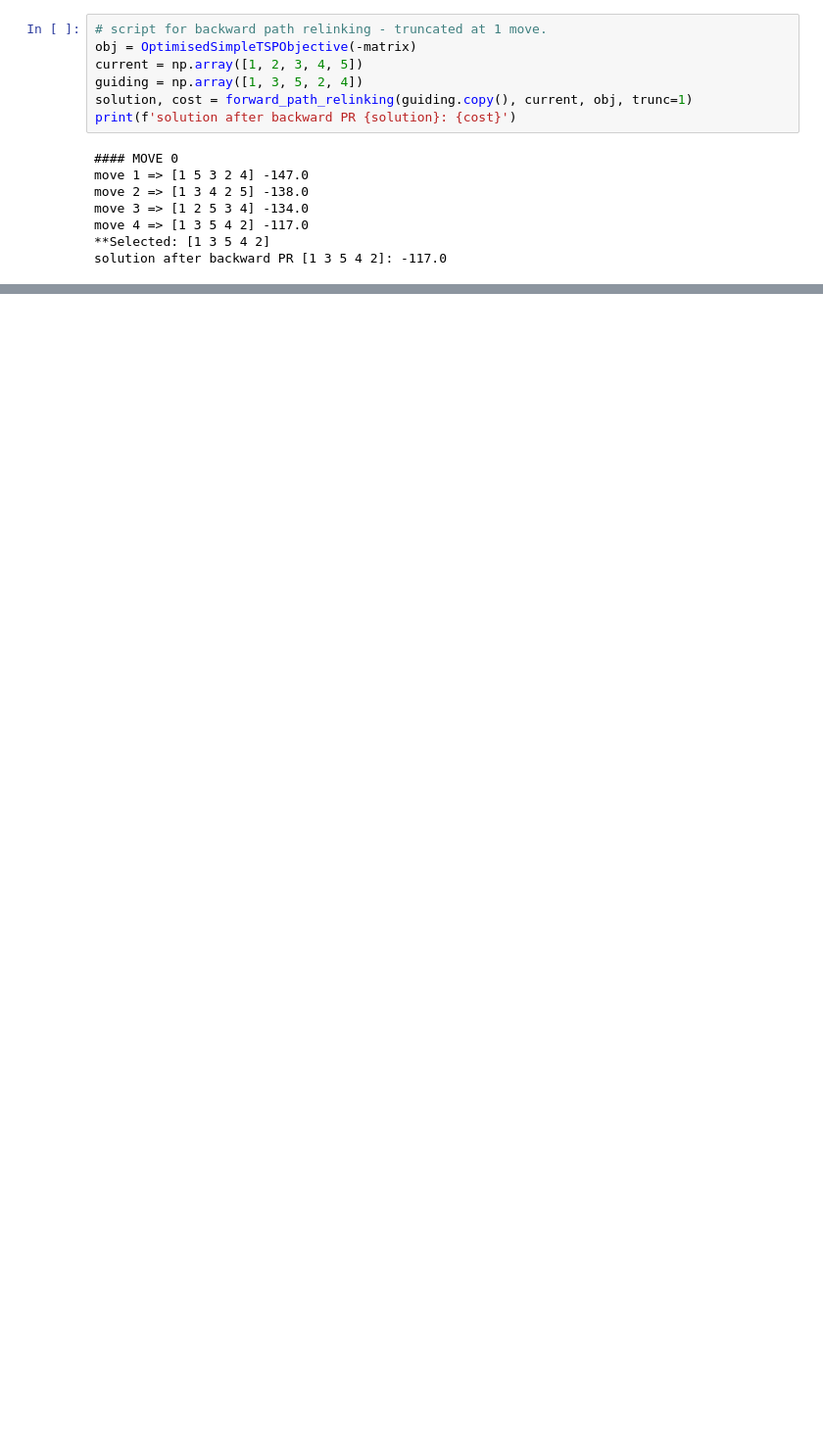
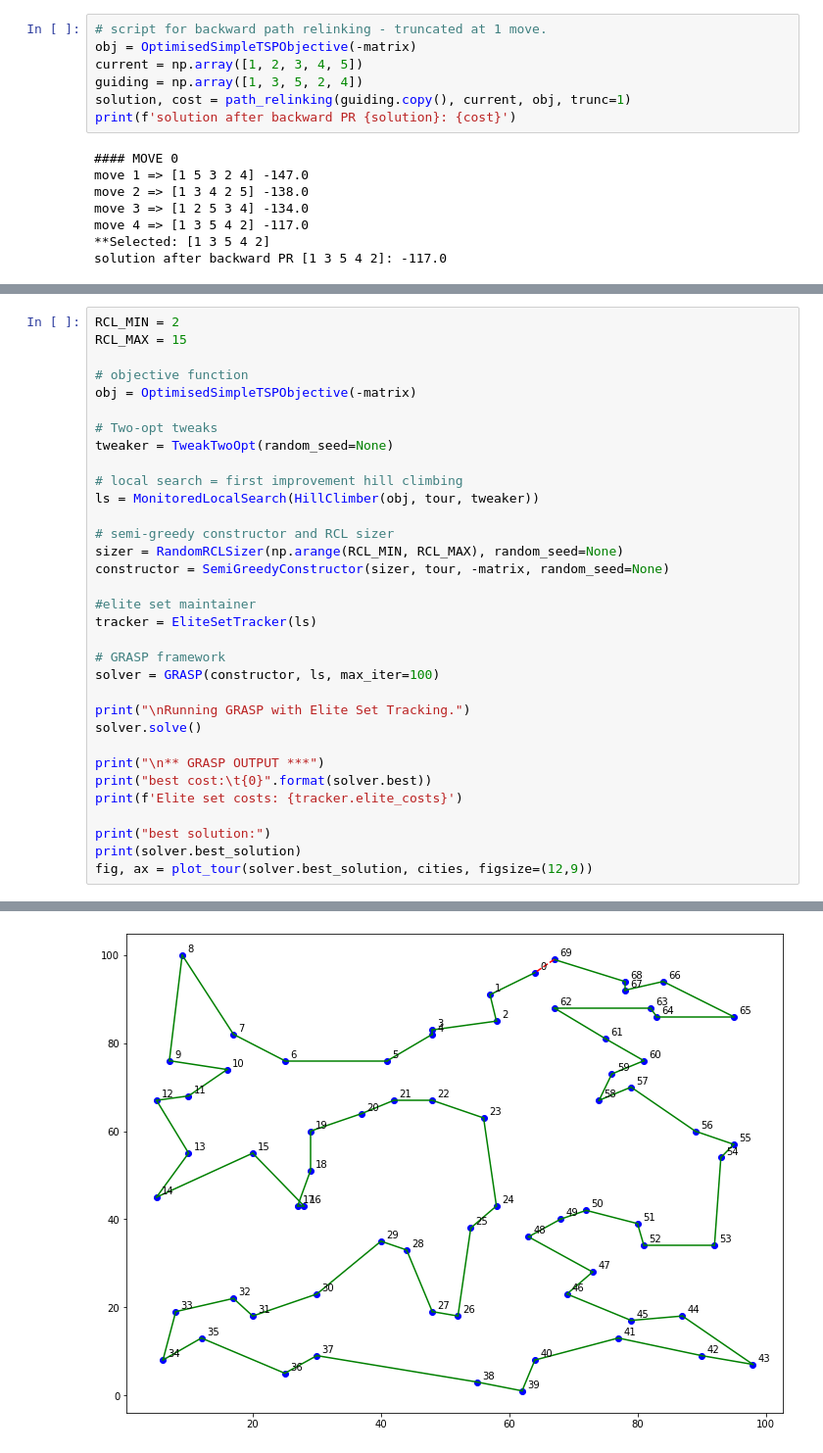
Before and after one commit to TomMonks/meta-py, a Jupyter notebook: grasp_notes.ipynb, the cells around one changed output, grey strips where cells are left out. Shown at 98% size. Drawn from its saved outputs; the diff is of its cells as text; blank space fills up the shorter version.

Commit message:
GRASP: Elite set tracker class

```diff
--- a/grasp_notes.ipynb
+++ b/grasp_notes.ipynb
@@ -1374,7 +1374,7 @@ solution after PR [1 2 5 4 3]: -112.0
 obj = OptimisedSimpleTSPObjective(-matrix)
 current = np.array([1, 2, 3, 4, 5])
 guiding = np.array([1, 3, 5, 2, 4])
-solution, cost = forward_path_relinking(guiding.copy(), current, obj, trunc=1)
+solution, cost = path_relinking(guiding.copy(), current, obj, trunc=1)
 print(f'solution after backward PR {solution}: {cost}')
 # %% [output]
 #### MOVE 0
@@ -1472,0 +1484,34 @@ class EliteSetMaintainer:
+# %%
+RCL_MIN = 2
+RCL_MAX = 15
+
+# objective function
+obj = OptimisedSimpleTSPObjective(-matrix)
+
+# Two-opt tweaks
+tweaker = TweakTwoOpt(random_seed=None)
+
+# local search = first improvement hill climbing
+ls = MonitoredLocalSearch(HillClimber(obj, tour, tweaker))
+
+# semi-greedy constructor and RCL sizer
+sizer = RandomRCLSizer(np.arange(RCL_MIN, RCL_MAX), random_seed=None)
+constructor = SemiGreedyConstructor(sizer, tour, -matrix, random_seed=None)
+
+#elite set maintainer
+tracker = EliteSetTracker(ls)
+
+# GRASP framework
+solver = GRASP(constructor, ls, max_iter=100)
+
+print("\nRunning GRASP with Elite Set Tracking.")
+solver.solve()
+
+print("\n** GRASP OUTPUT ***")
+print("best cost:\t{0}".format(solver.best))
+print(f'Elite set costs: {tracker.elite_costs}')
+
+print("best solution:")
+print(solver.best_solution)
+fig, ax = plot_tour(solver.best_solution, cities, figsize=(12,9))
+# %% [output]
@@ -1472,0 +1527 @@ class EliteSetMaintainer:
+[figure, added]
```
Also changed, not shown: parts of 16 cells of this notebook.
